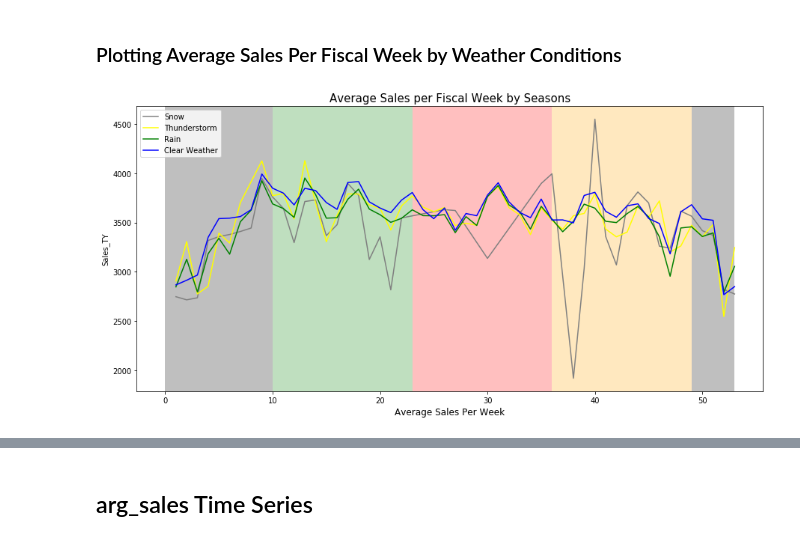
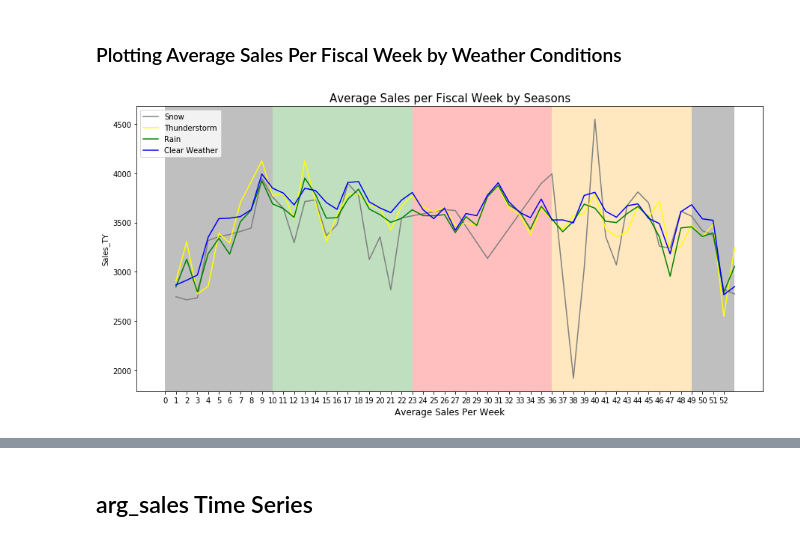
Before and after one commit to will4865/Inspire-Brands-Case-Study, a Jupyter notebook: technical-case-study.ipynb, the cells around one changed output, grey strips where cells are left out. Drawn from its saved outputs; the diff is of its cells as text; code cells hidden in the pictures.

```diff
--- a/technical-case-study.ipynb
+++ b/technical-case-study.ipynb
@@ -436,25 +436,26 @@ Combining these dataframes lost 48900 rows of information
 # %%
 plt.figure(figsize = (15,7))
 sns.lineplot(sales_and_weather.loc[sales_and_weather['snow'] == 1].groupby('Fiscal_Week_Number').agg({'Sales_TY': 'mean'}).reset_index()['Fiscal_Week_Number'],
             sales_and_weather.loc[sales_and_weather['snow'] == 1].groupby('Fiscal_Week_Number').agg({'Sales_TY': 'mean'}).reset_index()['Sales_TY'],
              color = 'grey', label = 'Snow')
 sns.lineplot(sales_and_weather.loc[sales_and_weather['thunderstorm'] == 1].groupby('Fiscal_Week_Number').agg({'Sales_TY': 'mean'}).reset_index()['Fiscal_Week_Number'],
             sales_and_weather.loc[sales_and_weather['thunderstorm'] == 1].groupby('Fiscal_Week_Number').agg({'Sales_TY': 'mean'}).reset_index()['Sales_TY'],
              color = 'yellow', label = 'Thunderstorm')
 sns.lineplot(sales_and_weather.loc[sales_and_weather['rain'] == 1].groupby('Fiscal_Week_Number').agg({'Sales_TY': 'mean'}).reset_index()['Fiscal_Week_Number'],
             sales_and_weather.loc[sales_and_weather['rain'] == 1].groupby('Fiscal_Week_Number').agg({'Sales_TY': 'mean'}).reset_index()['Sales_TY'],
              color = 'green', label = 'Rain')
 sns.lineplot(sales_and_weather.loc[sales_and_weather['clear_weather'] == 1].groupby('Fiscal_Week_Number').agg({'Sales_TY': 'mean'}).reset_index()['Fiscal_Week_Number'],
             sales_and_weather.loc[sales_and_weather['clear_weather'] == 1].groupby('Fiscal_Week_Number').agg({'Sales_TY': 'mean'}).reset_index()['Sales_TY'],
              color = 'blue', label = 'Clear Weather')
 plt.xlabel('Fiscal Week Number', size = 12)
 plt.xlabel('Average Sales Per Week', size = 12)
 plt.title('Average Sales per Fiscal Week by Seasons', size =15)
+plt.xticks(np.arange(0,53))
 plt.axvspan(0,10, facecolor = 'k', alpha = 0.25)
 plt.axvspan(49,53, facecolor = 'k', alpha = 0.25)
 plt.axvspan(10,23, facecolor = 'green', alpha = 0.25)
 plt.axvspan(23,36, facecolor = 'red', alpha = 0.25)
 plt.axvspan(36,49, facecolor = 'orange', alpha = 0.25)
 plt.show()
 # %% [output]
-[figure, old version]
+[figure, new version]
```
Also changed, not shown: parts of 9 cells of this notebook.
